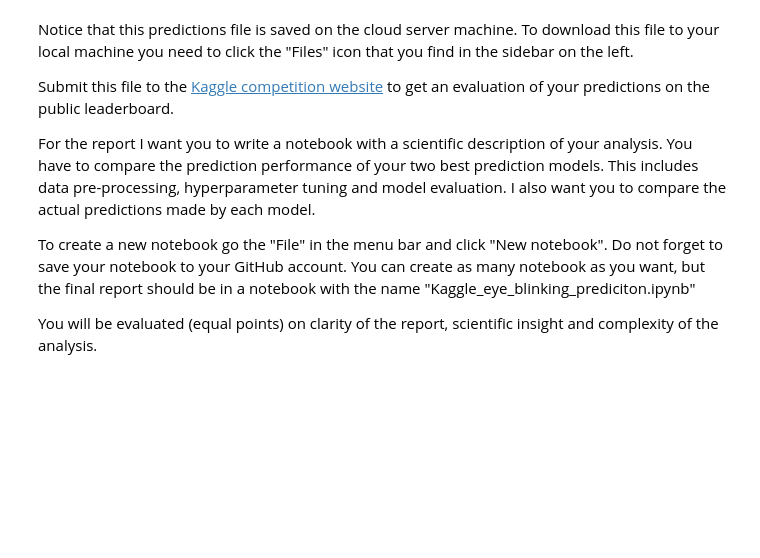
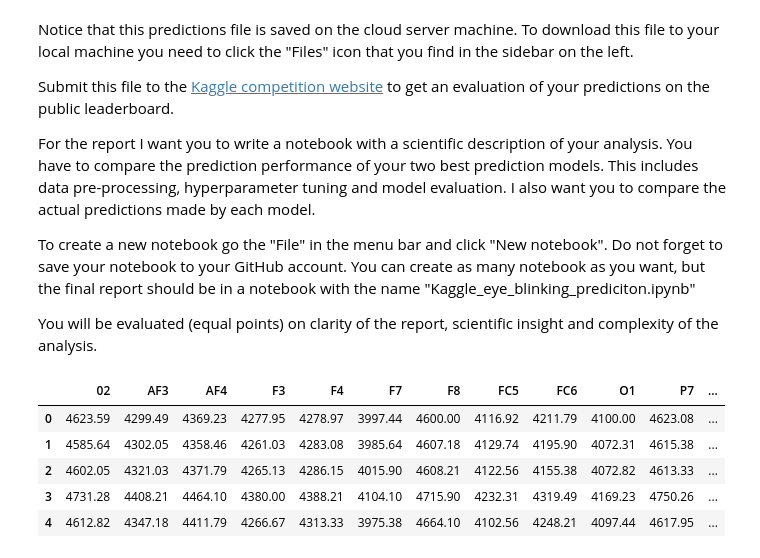
Before and after one commit to taraumutoni/Machine_Learning_course_UGent_D012554_kaggle, a Jupyter notebook: Eye blinking prediction.ipynb, the cells around one changed output. Cells and saved outputs as stored; diff of their text form; code cells hidden in the pictures; blank space fills up the shorter version.

```diff
--- a/Eye blinking prediction.ipynb
+++ b/Eye blinking prediction.ipynb
@@ -85,3 +103,13 @@ For the report I want you to write a notebook with a scientific description of y
 To create a new notebook go the "File" in the menu bar and click "New notebook". Do not forget to save your notebook to your GitHub account. You can create as many notebook as you want, but the final report should be in a notebook with the name "Kaggle_eye_blinking_prediciton.ipynb"
 
 You will be evaluated (equal points) on clarity of the report, scientific insight and complexity of the analysis.
+# %%
+trainset_cols = trainset[trainset.columns.difference(['label'])]
+trainset_cols.head()
+# %% [output]
+|  | 02 | AF3 | AF4 | F3 | F4 | F7 | F8 | FC5 | FC6 | O1 | P7 | ... |
+| 0 | 4623.59 | 4299.49 | 4369.23 | 4277.95 | 4278.97 | 3997.44 | 4600.00 | 4116.92 | 4211.79 | 4100.00 | 4623.08 | ... |
+| 1 | 4585.64 | 4302.05 | 4358.46 | 4261.03 | 4283.08 | 3985.64 | 4607.18 | 4129.74 | 4195.90 | 4072.31 | 4615.38 | ... |
+| 2 | 4602.05 | 4321.03 | 4371.79 | 4265.13 | 4286.15 | 4015.90 | 4608.21 | 4122.56 | 4155.38 | 4072.82 | 4613.33 | ... |
+| 3 | 4731.28 | 4408.21 | 4464.10 | 4380.00 | 4388.21 | 4104.10 | 4715.90 | 4232.31 | 4319.49 | 4169.23 | 4750.26 | ... |
+| 4 | 4612.82 | 4347.18 | 4411.79 | 4266.67 | 4313.33 | 3975.38 | 4664.10 | 4102.56 | 4248.21 | 4097.44 | 4617.95 | ... |
```
Also changed, not shown: parts of 4 cells of this notebook.
